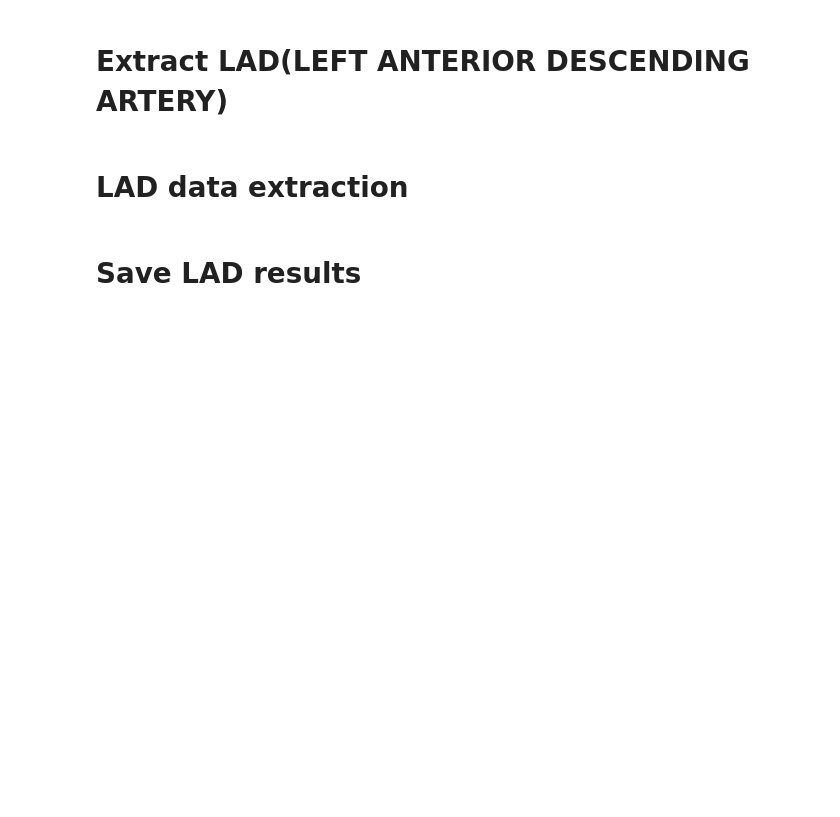
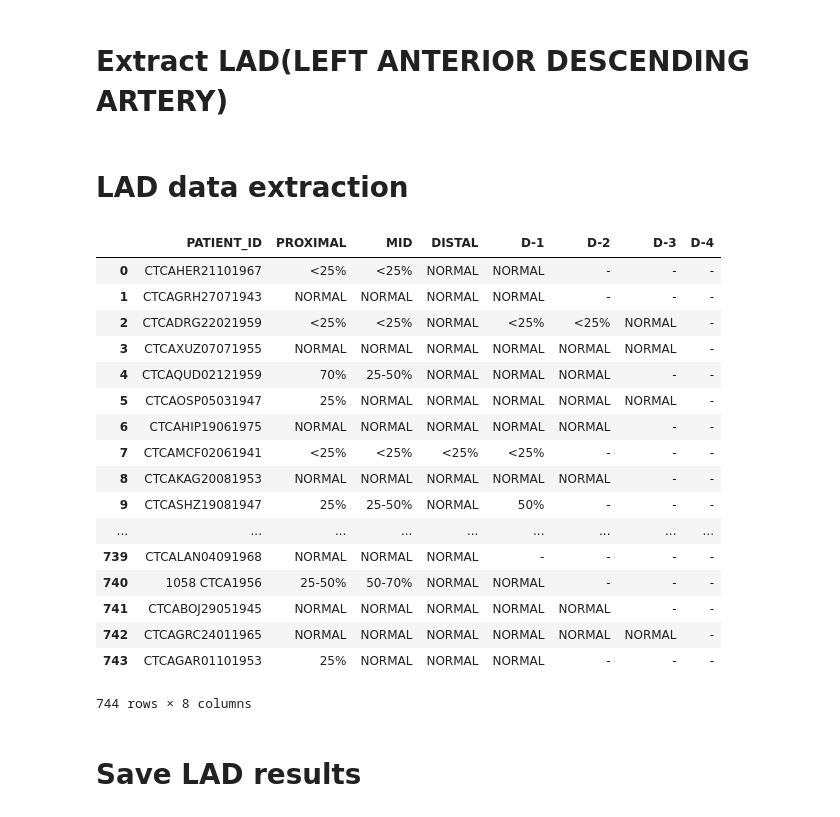
Before and after one commit to chrislee2012/CoronaryArteryStenosLevelClassification, a Jupyter notebook: notebooks/merging_reports.ipynb, the cells around one changed output. Drawn from its saved outputs; the diff is of its cells as text; code cells hidden in the pictures; blank space fills up the shorter version.

```diff
--- a/notebooks/merging_reports.ipynb
+++ b/notebooks/merging_reports.ipynb
@@ -9,7 +9,7 @@ from numpy import nan as Nan
 #### REPORT 1018 CTCA1948.xlsx - while stripping it gave Nan after fillna() function
 #### SOME SYSTEM FILE
 # %%
-path_to_records = r'D:\coronaryProject\dataset\binary_classification_MPR\reports'
+path_to_records = r'/home/petryshak/CoronaryArteryPlaqueIdentification/data/reports'
 list_of_files = os.listdir(path_to_records)
 # %% [markdown]
 # Extract LAD(LEFT ANTERIOR DESCENDING ARTERY)
@@ -95,7 +95,26 @@ for i in tqdm(range(len(list_of_files))):
         new_row.loc[artery_area_name] = stenosis_score
     extracted_lad_df = extracted_lad_df.append(new_row, ignore_index=True)
 # %%
-extracted_lad_df.head()
+extracted_lad_df
+# %% [output]
+|  | PATIENT_ID | PROXIMAL | MID | DISTAL | D-1 | D-2 | D-3 | D-4 |
+| 0 | CTCAHER21101967 | <25% | <25% | NORMAL | NORMAL | - | - | - |
+| 1 | CTCAGRH27071943 | NORMAL | NORMAL | NORMAL | NORMAL | - | - | - |
+| 2 | CTCADRG22021959 | <25% | <25% | NORMAL | <25% | <25% | NORMAL | - |
+| 3 | CTCAXUZ07071955 | NORMAL | NORMAL | NORMAL | NORMAL | NORMAL | NORMAL | - |
+| 4 | CTCAQUD02121959 | 70% | 25-50% | NORMAL | NORMAL | NORMAL | - | - |
+| 5 | CTCAOSP05031947 | 25% | NORMAL | NORMAL | NORMAL | NORMAL | NORMAL | - |
+| 6 | CTCAHIP19061975 | NORMAL | NORMAL | NORMAL | NORMAL | NORMAL | - | - |
+| 7 | CTCAMCF02061941 | <25% | <25% | <25% | <25% | - | - | - |
+| 8 | CTCAKAG20081953 | NORMAL | NORMAL | NORMAL | NORMAL | NORMAL | - | - |
+| 9 | CTCASHZ19081947 | 25% | 25-50% | NORMAL | 50% | - | - | - |
+| ... | ... | ... | ... | ... | ... | ... | ... | ... |
+| 739 | CTCALAN04091968 | NORMAL | NORMAL | NORMAL | - | - | - | - |
+| 740 | 1058 CTCA1956 | 25-50% | 50-70% | NORMAL | NORMAL | - | - | - |
+| 741 | CTCABOJ29051945 | NORMAL | NORMAL | NORMAL | NORMAL | NORMAL | - | - |
+| 742 | CTCAGRC24011965 | NORMAL | NORMAL | NORMAL | NORMAL | NORMAL | NORMAL | - |
+| 743 | CTCAGAR01101953 | 25% | NORMAL | NORMAL | NORMAL | - | - | - |
+744 rows × 8 columns
 # %% [markdown]
 # Save LAD results
 # %%
```
Also changed, not shown: 12 other files.
